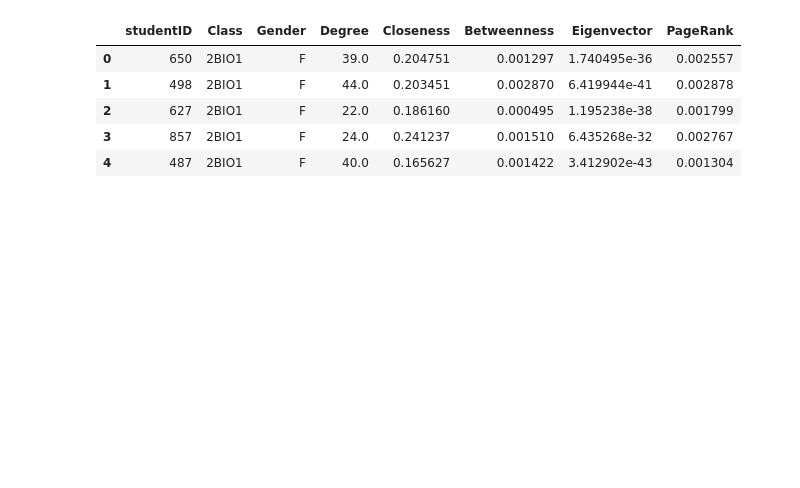
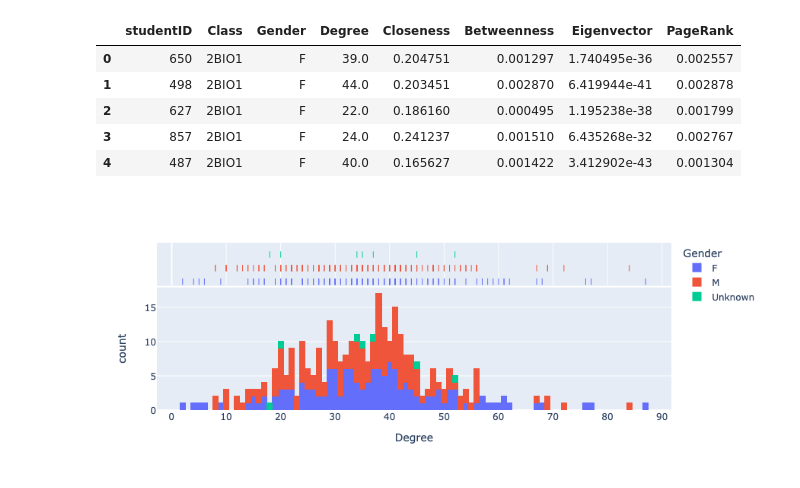
Before and after one commit to dsimband/DATA620_Group3, a Jupyter notebook: Week5_Project1/np_nx.ipynb, the cells around one changed output. Saved outputs shown, nothing was run; the diff lists cells and outputs as text; code cells hidden in the pictures; blank space fills up the shorter version.

```diff
--- a/Week5_Project1/np_nx.ipynb
+++ b/Week5_Project1/np_nx.ipynb
@@ -218,3 +213,9 @@ df.head()
 | 2 | 627 | 2BIO1 | F | 22.0 | 0.186160 | 0.000495 | 1.195238e-38 | 0.001799 |
 | 3 | 857 | 2BIO1 | F | 24.0 | 0.241237 | 0.001510 | 6.435268e-32 | 0.002767 |
 | 4 | 487 | 2BIO1 | F | 40.0 | 0.165627 | 0.001422 | 3.412902e-43 | 0.001304 |
+# %%
+import plotly.express as px
+fig = px.histogram(df, x="Degree", color="Gender", marginal="rug",nbins=100, hover_data=df.columns)
+fig.show()
+# %% [output]
+[figure, added]
```
Also changed, not shown: parts of 5 cells of this notebook.
